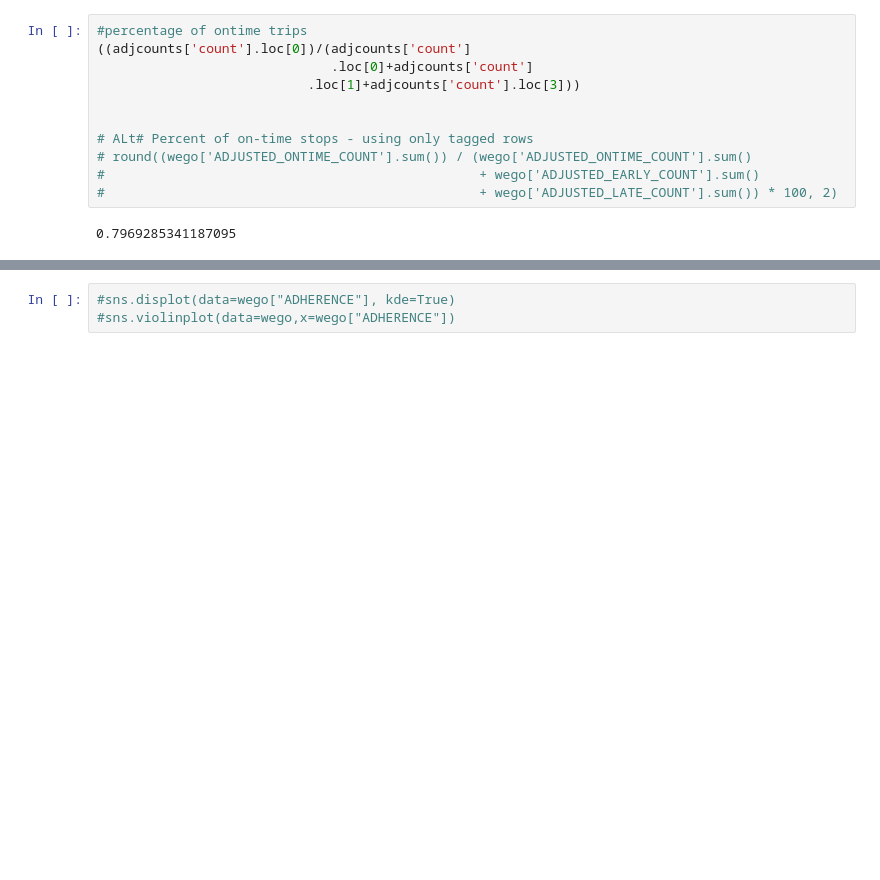
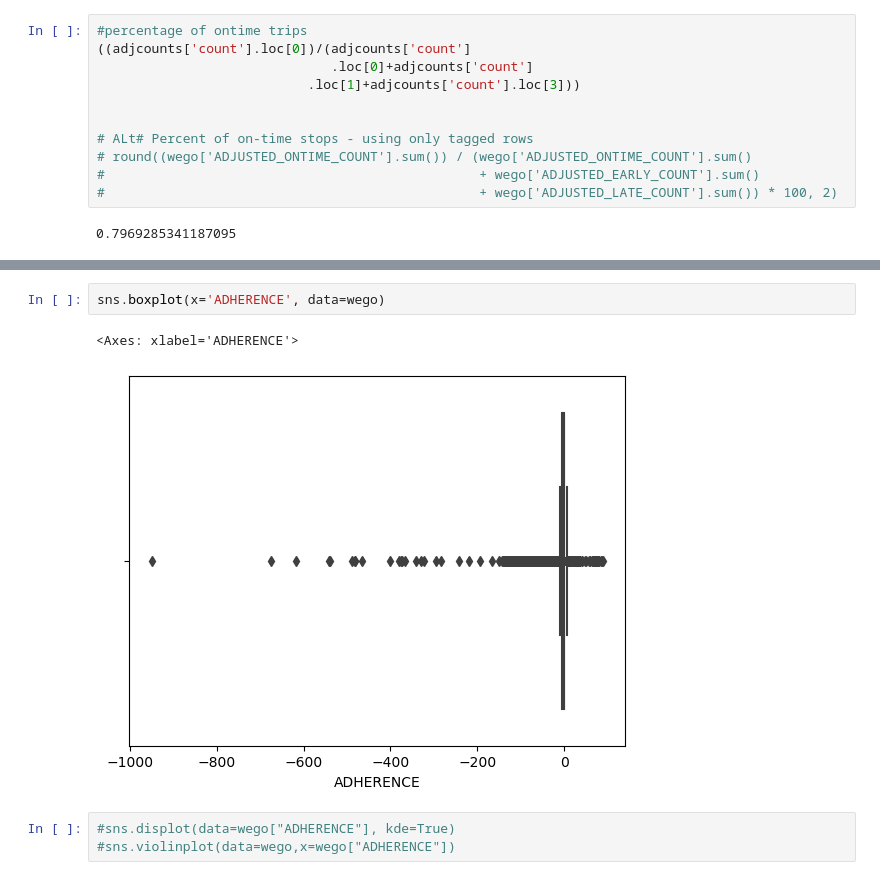
Before and after one commit to NSS-Data-Analytics-Cohort-11/wego-boomers, a Jupyter notebook: notebooks/Wego_boomers.ipynb, the cells around one changed output, grey strips where cells are left out. Saved outputs shown, nothing was run; the diff lists cells and outputs as text; blank space fills up the shorter version.

```diff
--- a/notebooks/Wego_boomers.ipynb
+++ b/notebooks/Wego_boomers.ipynb
@@ -107,3 +96,8 @@ plt.xlim(-25, 25)
+# %%
+sns.boxplot(x='ADHERENCE', data=wego)
+# %% [output]
+<Axes: xlabel='ADHERENCE'>
+[figure, added]
 # %%
 #sns.displot(data=wego["ADHERENCE"], kde=True)
 #sns.violinplot(data=wego,x=wego["ADHERENCE"])
```
Also changed, not shown: parts of 13 cells of this notebook.
